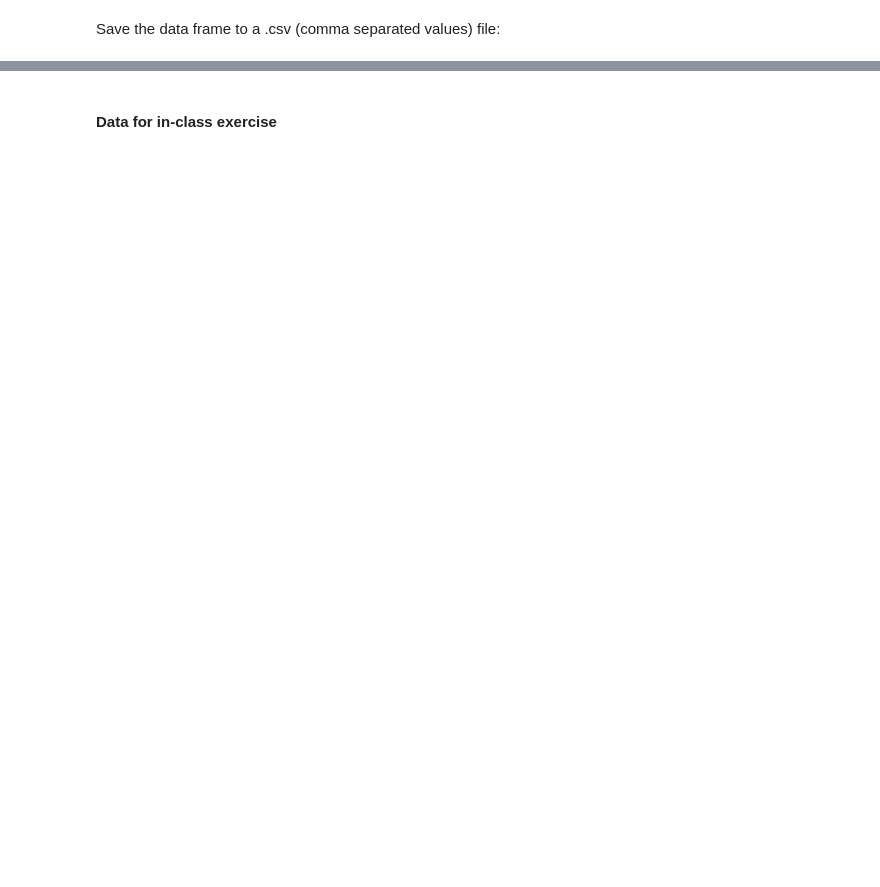
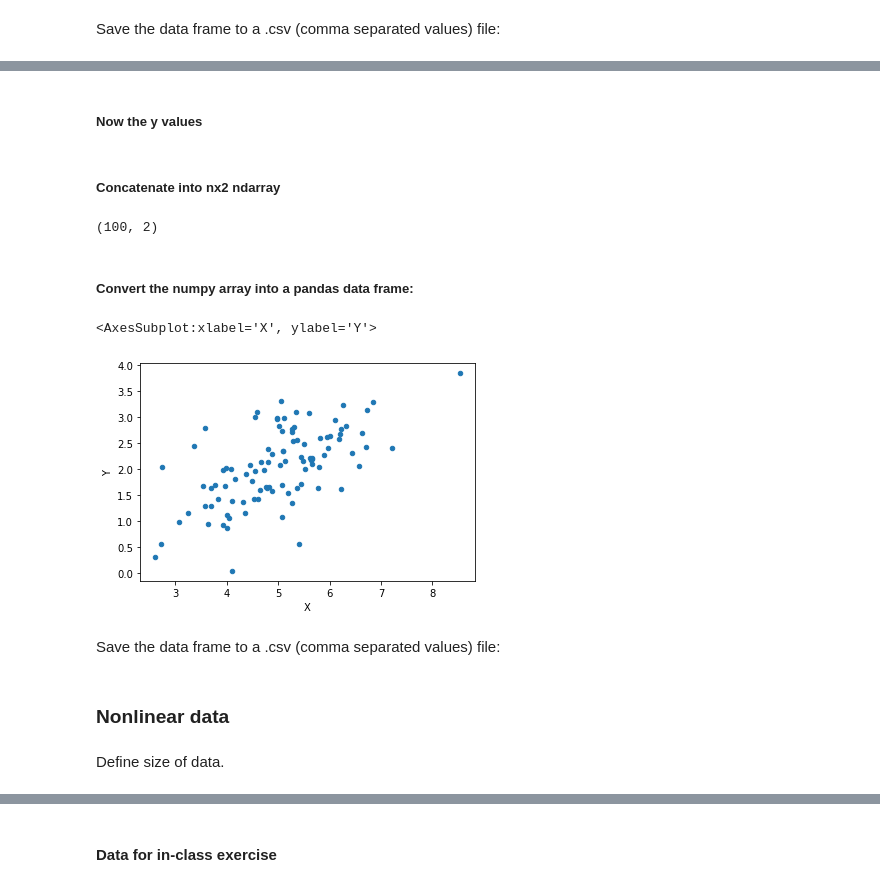
Before and after one commit to psychdatascience/FDS-CourseOne, a Jupyter notebook: datasets/008DataMaker.ipynb, the cells around one changed output, grey strips where cells are left out. Saved outputs shown, nothing was run; the diff lists cells and outputs as text; code cells hidden in the pictures; blank space fills up the shorter version.

```diff
--- a/datasets/008DataMaker.ipynb
+++ b/datasets/008DataMaker.ipynb
@@ -60,0 +73,3 @@ myDataFr.to_csv(fname, index=False)
+# %%
+n = 100 # number of observations
+nv = 2  # number of variables
@@ -60,0 +80,29 @@ myDataFr.to_csv(fname, index=False)
+# %%
+xOff = 5
+xScl = 1
+x = xOff + xScl*np.random.randn(n, 1)
+# %% [markdown]
+##### Now the y values
+# %%
+yOff = 5
+yScl = 1
+xyr = 0.42
+y = yOff + yScl*np.random.randn(n, 1)
+y = (1-xyr)*np.random.randn(n, 1) + (xyr)*x
+# %% [markdown]
+##### Concatenate into nx2 ndarray
+# %%
+myData = np.hstack((x,y))
+np.shape(myData)
+# %% [output]
+(100, 2)
+# %% [markdown]
+##### Convert the numpy array into a pandas data frame:
+# %%
+myDataFr = pd.DataFrame(myData, columns=["X", "Y"])
+myDataFr.plot(x="X", y="Y", kind="scatter")
+# %% [output]
+<AxesSubplot:xlabel='X', ylabel='Y'>
+[figure, added]
+# %% [markdown]
+Save the data frame to a .csv (comma separated values) file:
@@ -60,0 +111,4 @@ myDataFr.to_csv(fname, index=False)
+# %% [markdown]
+### Nonlinear data
+# %% [markdown]
+Define size of data.
```
Also changed, not shown: parts of 50 cells of this notebook, 4 other files.
